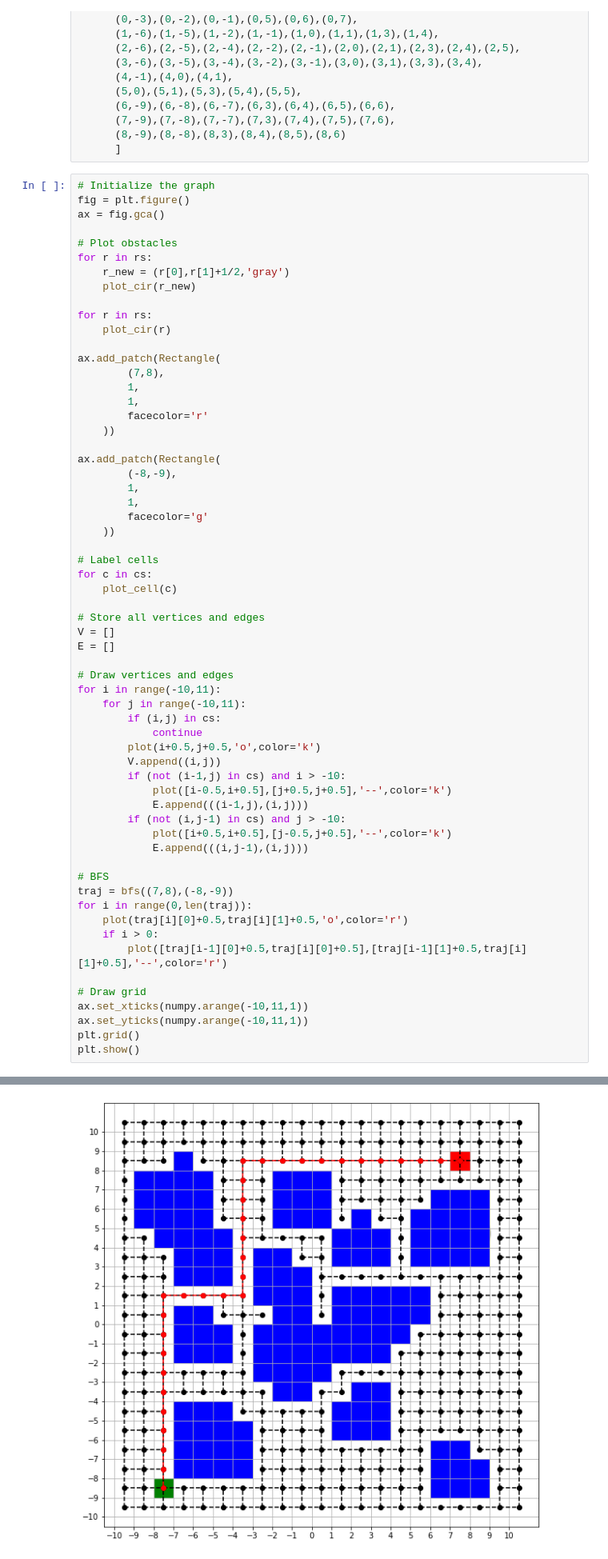
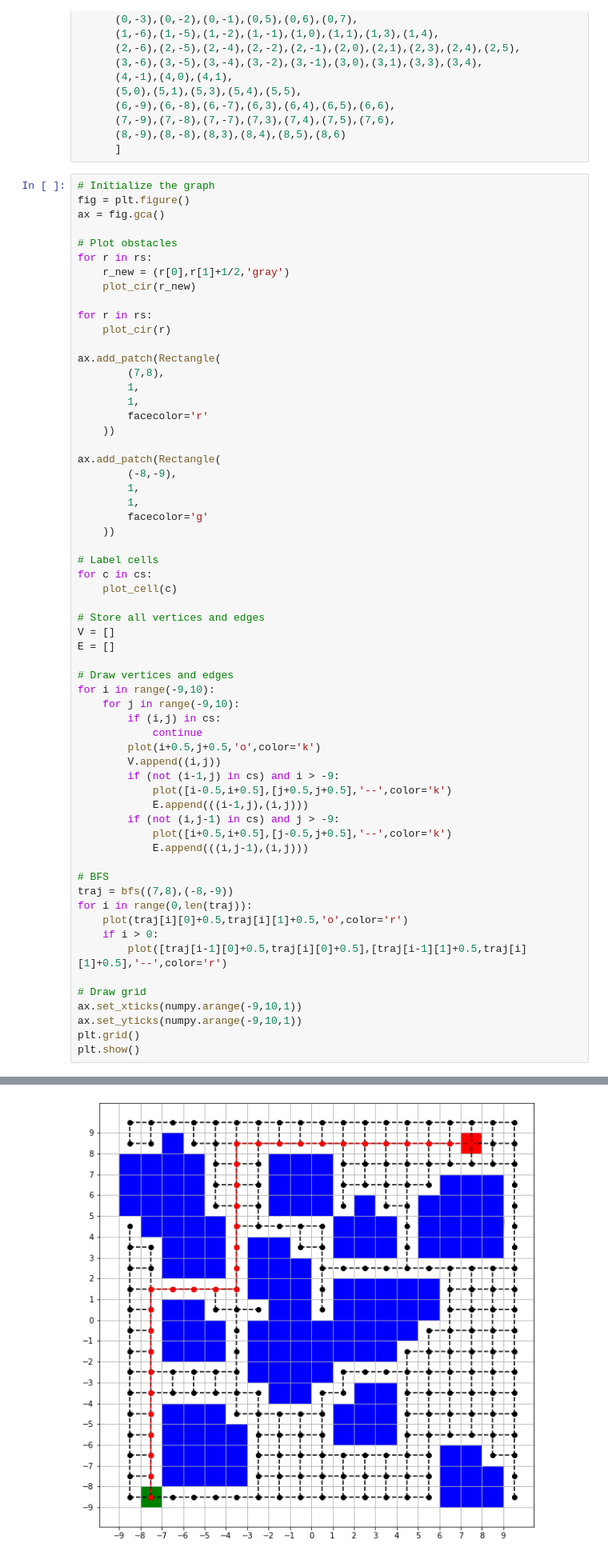
Before and after one commit to maizerrr/cse360, a Jupyter notebook: workshop3/2-d.ipynb, the cells around one changed output, grey strips where cells are left out. Shown at 80% size. Drawn from its saved outputs; the diff is of its cells as text.

```diff
--- a/workshop3/2-d.ipynb
+++ b/workshop3/2-d.ipynb
@@ -169,40 +169,40 @@ ax.add_patch(Rectangle(
 # Label cells
 for c in cs:
     plot_cell(c)
 
 # Store all vertices and edges
 V = []
 E = []
 
 # Draw vertices and edges
-for i in range(-10,11):
-    for j in range(-10,11):
+for i in range(-9,10):
+    for j in range(-9,10):
         if (i,j) in cs:
             continue
         plot(i+0.5,j+0.5,'o',color='k')
         V.append((i,j))
-        if (not (i-1,j) in cs) and i > -10:
+        if (not (i-1,j) in cs) and i > -9:
             plot([i-0.5,i+0.5],[j+0.5,j+0.5],'--',color='k')
             E.append(((i-1,j),(i,j)))
-        if (not (i,j-1) in cs) and j > -10:
+        if (not (i,j-1) in cs) and j > -9:
             plot([i+0.5,i+0.5],[j-0.5,j+0.5],'--',color='k')
             E.append(((i,j-1),(i,j)))
 
 # BFS
 traj = bfs((7,8),(-8,-9))
 for i in range(0,len(traj)):
     plot(traj[i][0]+0.5,traj[i][1]+0.5,'o',color='r')
     if i > 0:
         plot([traj[i-1][0]+0.5,traj[i][0]+0.5],[traj[i-1][1]+0.5,traj[i][1]+0.5],'--',color='r')
 
 # Draw grid
-ax.set_xticks(numpy.arange(-10,11,1))
-ax.set_yticks(numpy.arange(-10,11,1))
+ax.set_xticks(numpy.arange(-9,10,1))
+ax.set_yticks(numpy.arange(-9,10,1))
 plt.grid()
 plt.show()
 # %% [output]
 success
-[figure, old version]
+[figure, new version]
 # %%
 class robot():
 
```
Also changed, not shown: parts of 1 cell of this notebook, 2 other files.
